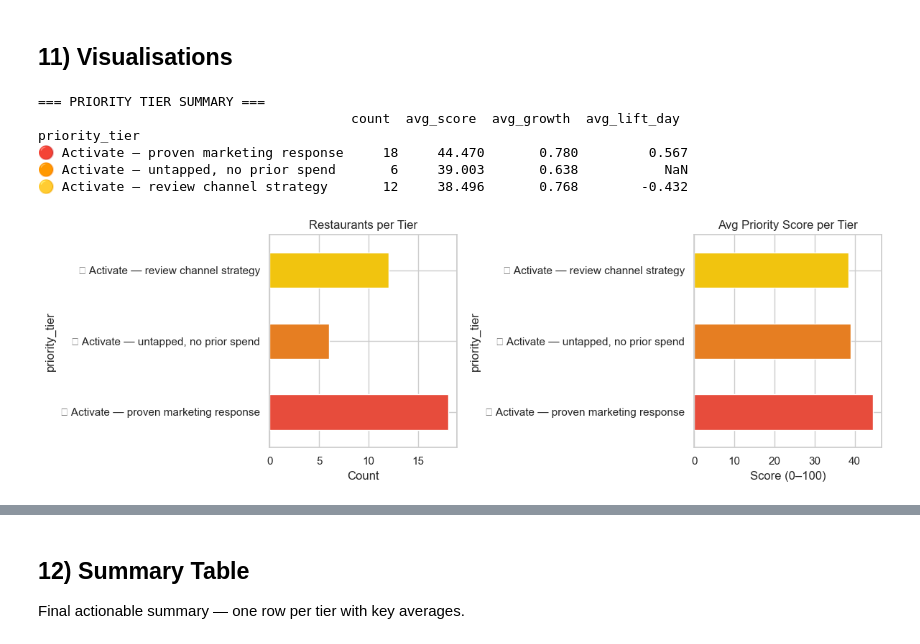
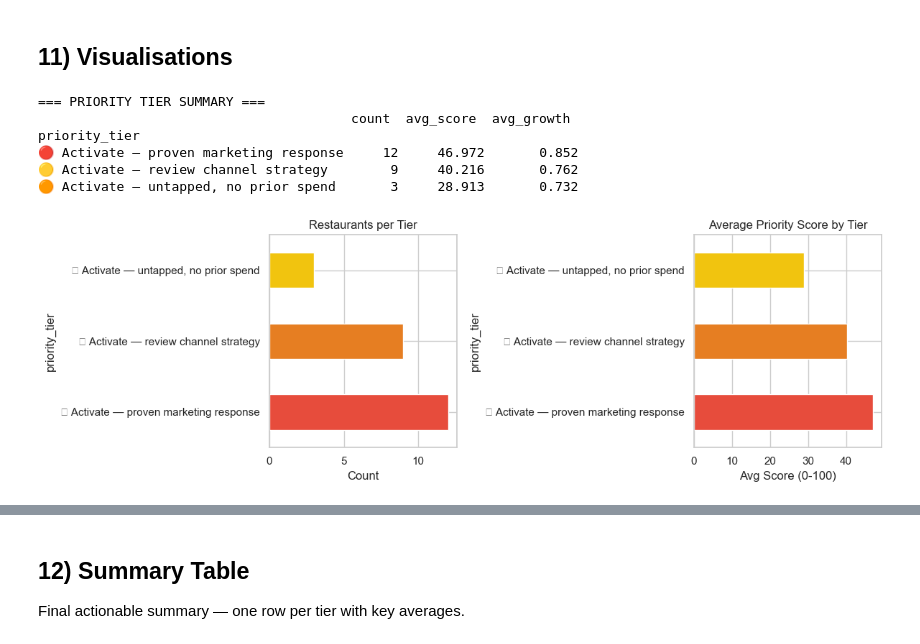
Before and after one commit to liyunling2/OPE, a Jupyter notebook: _4_final_outputs/priority_scoring_seasonality.ipynb, the cells around one changed output, grey strips where cells are left out. Saved outputs shown, nothing was run; the diff lists cells and outputs as text; code cells hidden in the pictures.

```diff
--- a/_4_final_outputs/priority_scoring_seasonality.ipynb
+++ b/_4_final_outputs/priority_scoring_seasonality.ipynb
@@ -45,8 +48,8 @@ GROWTH_SEGMENTS = ['Rising Stars', 'Emerging Opportunities']
 
 # ── Score weights ─────────────────────────────────────────────────────────────
 # Growth component (used for ALL restaurants)
-W_SCORE_GROWTH = 0.60   # rolling growth trajectory
-W_DELTA_GROWTH = 0.40   # acceleration (is growth speeding up?)
+W_SCORE_GROWTH = 0.50   # rolling growth trajectory
+W_DELTA_GROWTH = 0.50   # acceleration (is growth speeding up?)
 
 # Marketing component (used ONLY for restaurants with marketing history)
 W_GROWTH_FINAL   = 0.60  # weight of growth component in final score
@@ -129,11 +132,11 @@ Date range      : 2025-01-01 → 2026-01-01
 # %%
 # Compute thresholds from the latest month snapshot
 latest_snap      = agg.sort_values('year_month').groupby('name').tail(1)
-perf_threshold   = latest_snap['score_perf'].quantile(0.75)
-growth_threshold = latest_snap['score_growth'].quantile(0.75)
+perf_threshold   = latest_snap['score_perf'].quantile(0.90)
+growth_threshold = latest_snap['score_growth'].quantile(0.90)
 
-print(f'Performance threshold (75th pct) : {perf_threshold:.4f}')
-print(f'Growth threshold (75th pct)      : {growth_threshold:.4f}')
+print(f'Performance threshold (90th pct) : {perf_threshold:.4f}')
+print(f'Growth threshold (90th pct)      : {growth_threshold:.4f}')
 
 # Apply segment to every row in the full history
 agg['segment'] = agg.apply(
@@ -622,38 +589,37 @@ Name: count, dtype: int64
 # %%
 # ── Tier breakdown ────────────────────────────────────────────────────────────
 tier_summary = (
     priority_list.groupby('priority_tier')
     .agg(
-        count        =('priority_score',   'count'),
-        avg_score    =('priority_score',   'mean'),
-        avg_growth   =('score_growth',     'mean'),
-        avg_lift_day =('avg_lift_per_day', 'mean'),
+        count        =('priority_score', 'count'),
+        avg_score    =('priority_score', 'mean'),
+        avg_growth   =('score_growth',   'mean'),
     )
     .round(3)
     .sort_values('avg_score', ascending=False)
 )
 
 print('=== PRIORITY TIER SUMMARY ===')
 print(tier_summary.to_string())
 
 fig, axes = plt.subplots(1, 2, figsize=(12, 4))
 
 tier_summary['count'].plot(kind='barh', ax=axes[0], color=['#e74c3c', '#e67e22', '#f1c40f'])
 axes[0].set_title('Restaurants per Tier')
 axes[0].set_xlabel('Count')
 
 tier_summary['avg_score'].plot(kind='barh', ax=axes[1], color=['#e74c3c', '#e67e22', '#f1c40f'])
-axes[1].set_title('Avg Priority Score per Tier')
-axes[1].set_xlabel('Score (0–100)')
+axes[1].set_title('Average Priority Score by Tier')
+axes[1].set_xlabel('Avg Score (0-100)')
 
 plt.tight_layout()
 plt.show()
 # %% [output]
 === PRIORITY TIER SUMMARY ===
-                                        count  avg_score  avg_growth  avg_lift_day
+                                        count  avg_score  avg_growth
 priority_tier
-🔴 Activate — proven marketing response     18     44.470       0.780         0.567
-🟠 Activate — untapped, no prior spend       6     39.003       0.638           NaN
-🟡 Activate — review channel strategy       12     38.496       0.768        -0.432
+🔴 Activate — proven marketing response     12     46.972       0.852
+🟡 Activate — review channel strategy        9     40.216       0.762
+🟠 Activate — untapped, no prior spend       3     28.913       0.732
-[figure, old version]
+[figure, new version]
 # %%
```
Also changed, not shown: parts of 12 cells of this notebook, 8 other files.
